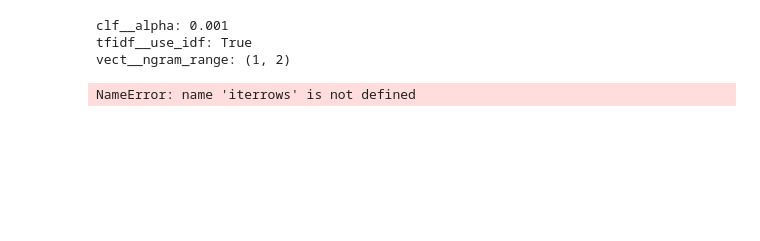
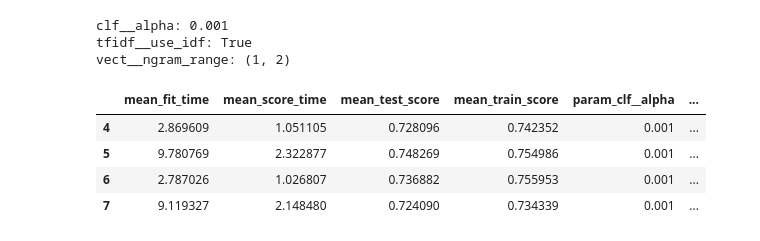
Before and after one commit to telsahy/capstone-52, a Jupyter notebook: topic_modeling_experiments/multinomialnb_svm/multinomialnb_svm_pipelines_gs.ipynb, the cells around one changed output. Cells and saved outputs as stored; diff of their text form; code cells hidden in the pictures; blank space fills up the shorter version.

```diff
--- a/topic_modeling_experiments/multinomialnb_svm/multinomialnb_svm_pipelines_gs.ipynb
+++ b/topic_modeling_experiments/multinomialnb_svm/multinomialnb_svm_pipelines_gs.ipynb
@@ -194,9 +207,12 @@ vect__ngram_range: (1, 2)
 # %%
 cv_results_df = pd.DataFrame(gs_clf.cv_results_)
 # %%
-high_mean_test_mask = cv_results_df['mean_test_score'] >= 0.87
+high_mean_test_mask = cv_results_df[cv_results_df['mean_test_score'] >= 0.70]
-# %%
-for i, word in iterrows.high_mean_test_mask:
-    print(i, word)
-# %% [output]
-NameError: name 'iterrows' is not defined
+# %%
+high_mean_test_mask
+# %% [output]
+|  | mean_fit_time | mean_score_time | mean_test_score | mean_train_score | param_clf__alpha | ... |
+| 4 | 2.869609 | 1.051105 | 0.728096 | 0.742352 | 0.001 | ... |
+| 5 | 9.780769 | 2.322877 | 0.748269 | 0.754986 | 0.001 | ... |
+| 6 | 2.787026 | 1.026807 | 0.736882 | 0.755953 | 0.001 | ... |
+| 7 | 9.119327 | 2.148480 | 0.724090 | 0.734339 | 0.001 | ... |
```
Also changed, not shown: parts of 22 cells of this notebook, 3 other files.
